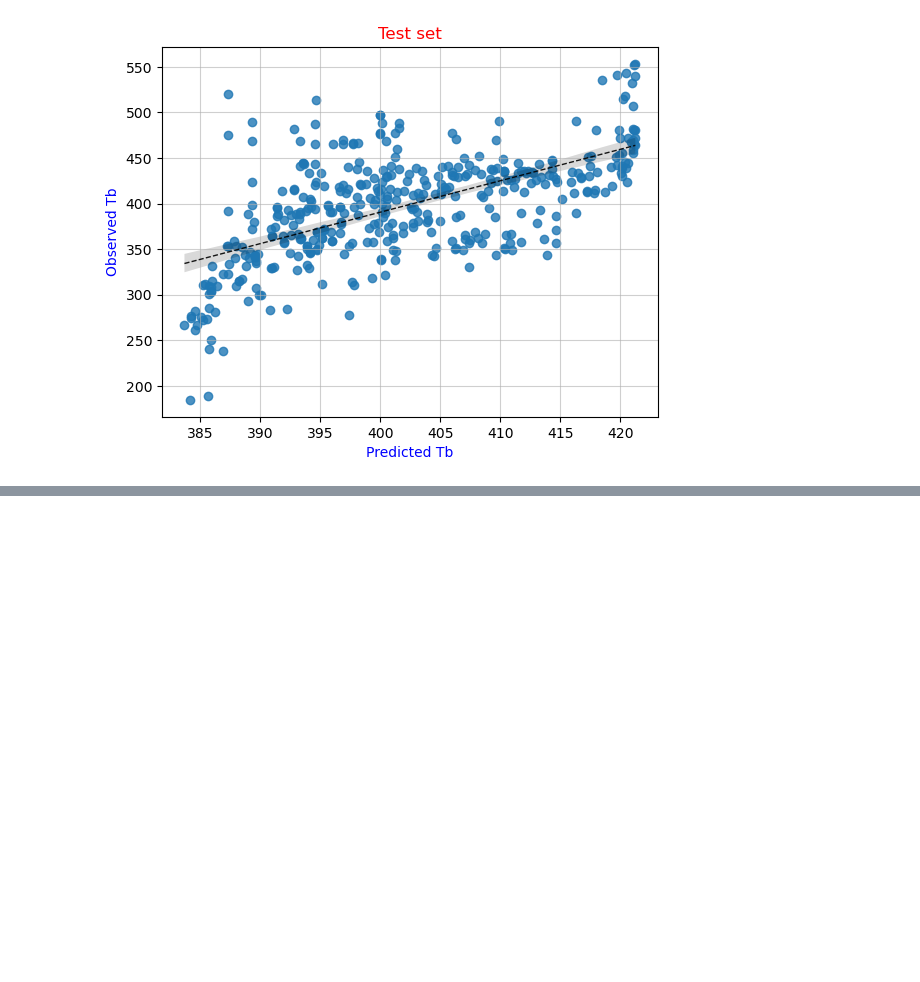
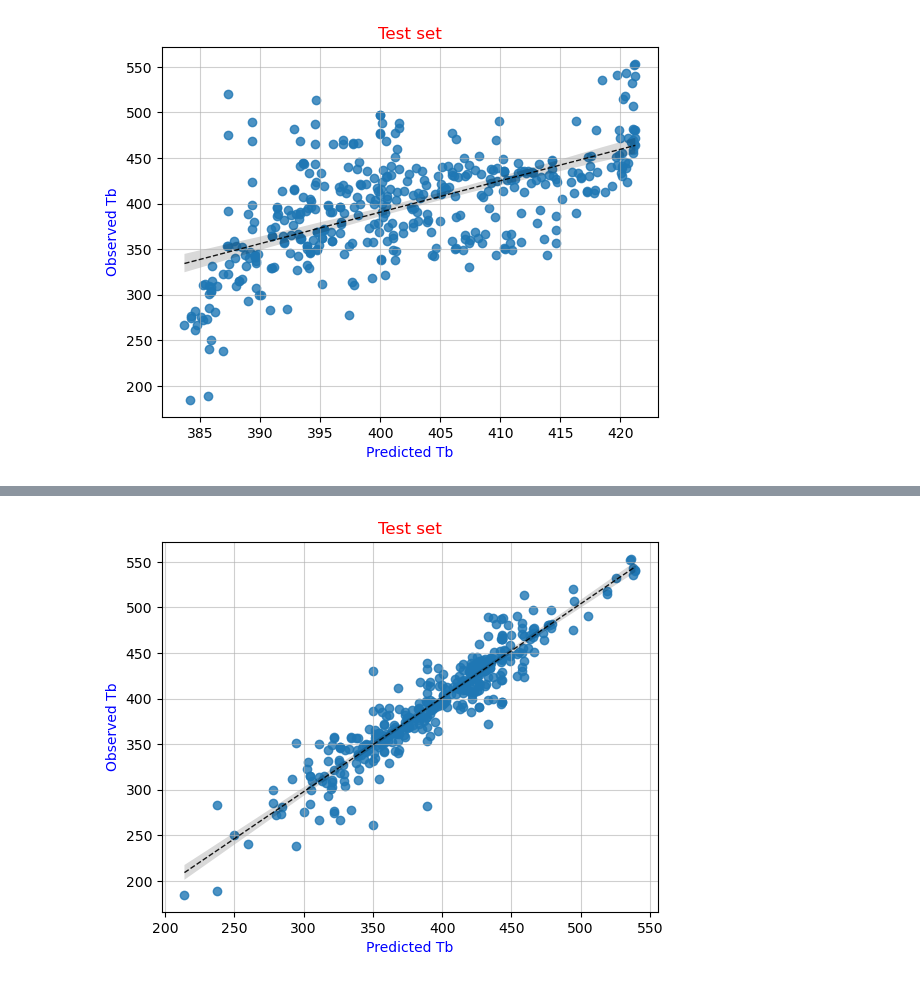
Before and after one commit to Sawahiko/SMILE_to_Feature, a Jupyter notebook: MainFile.ipynb, the cells around one changed output, grey strips where cells are left out. Saved outputs shown, nothing was run; the diff lists cells and outputs as text; code cells hidden in the pictures; blank space fills up the shorter version.

```diff
--- a/MainFile.ipynb
+++ b/MainFile.ipynb
@@ -567,0 +856,95 @@ plt.grid(alpha=0.6)
+# %%
+# %%   Validation with Error Metrics
+mape_train_table = []
+rmse_train_table = []
+r2_train_table   = []
+
+# Train set
+y_predict_train = RF_model.predict(X_train)
+mape_train = mean_absolute_percentage_error(y_train, y_predict_train)
+rmse_train = np.sqrt(mean_squared_error(y_train, y_predict_train))
+R2_train = r2_score(y_train, y_predict_train)
+
+mape_train_table.append(mape_train)
+rmse_train_table.append(rmse_train)
+r2_train_table.append(R2_train)
+
+# Test set
+y_predict_test = RF_model.predict(X_test)
+mape_test = mean_absolute_percentage_error(y_test, y_predict_test)
+rmse_test = np.sqrt(mean_squared_error(y_test, y_predict_test))
+R2_test = r2_score(y_test, y_predict_test)
+
+mape_train_table.append(mape_test)
+rmse_train_table.append(rmse_test)
+r2_train_table.append(R2_test)
+
+# Total set
+y_predict_total = RF_model.predict(x_total)
+mape_total = mean_absolute_percentage_error(y_total, y_predict_total)
+rmse_total = np.sqrt(mean_squared_error(y_total, y_predict_total))
+R2_total = r2_score(y_total, y_predict_total)
+
+mape_train_table.append(mape_total)
+rmse_train_table.append(rmse_total)
+r2_train_table.append(R2_total)
+
+# %% Store score y_predict
+# Table Score
+Score_Table = pd.DataFrame()
+data = {
+        "MAPE":mape_train_table,
+        "RMSE":rmse_train_table,
+        "R2"  :r2_train_table
+    }
+Score_Table = pd.DataFrame(data)
+
+# Train predict Table
+Train_Table = pd.DataFrame()
+data = {
+        "X" :X_train_ML["SMILES"],
+        "Y"  :y_train,
+        "Y_predict" :y_predict_train
+    }
+Train_Table = pd.DataFrame(data)
+
+# Test predict Table
+Test_Table = pd.DataFrame()
+data = {
+        "X" :X_test_ML["SMILES"],
+        "Y"  :y_test,
+        "Y_predict" :y_predict_test
+    }
+Test_Table = pd.DataFrame(data)
+
+# Total predict Table
+Total_Table = pd.DataFrame()
+data = {
+        "X" :X_data_ML["SMILES"],
+        "Y"  :y_total,
+        "Y_predict" :y_predict_total
+    }
+Total_Table = pd.DataFrame(data)
+
+end_time = time.time()
+elapsed_time = end_time - start_time
+print("Elapsed time:", elapsed_time)
+# =============================================================================
+# # %%  Export To Excel
+# with pd.ExcelWriter("ML2_560point_x_bit.xlsx",mode='a') as writer:
+#     Train_Table.to_excel(writer, sheet_name=f'{MF_bit}_bit_Train_Prediction')
+#     Test_Table.to_excel(writer, sheet_name=f'{MF_bit}_bit_Test_Prediction')
+#     Total_Table.to_excel(writer, sheet_name=f'{MF_bit}_bit_Total_Prediction')
+#
+#     Score_Table.to_excel(writer, sheet_name=f'{MF_bit}_bit_Score')
+# =============================================================================
+
+# %%
+# Visualization
+
+p1=sn.regplot(x=y_predict_train, y=y_train,line_kws={"lw":1,'ls':'--','color':'black',"alpha":0.9})
+plt.xlabel('Predicted Tb', color='blue')
+plt.ylabel('Observed Tb', color ='blue')
+plt.title("Test set", color='red')
+plt.grid(alpha=0.6)
+# %% [output]
@@ -567,0 +952 @@ plt.grid(alpha=0.6)
+[figure, added]
```
Also changed, not shown: parts of 6 cells of this notebook, 2 other files.
